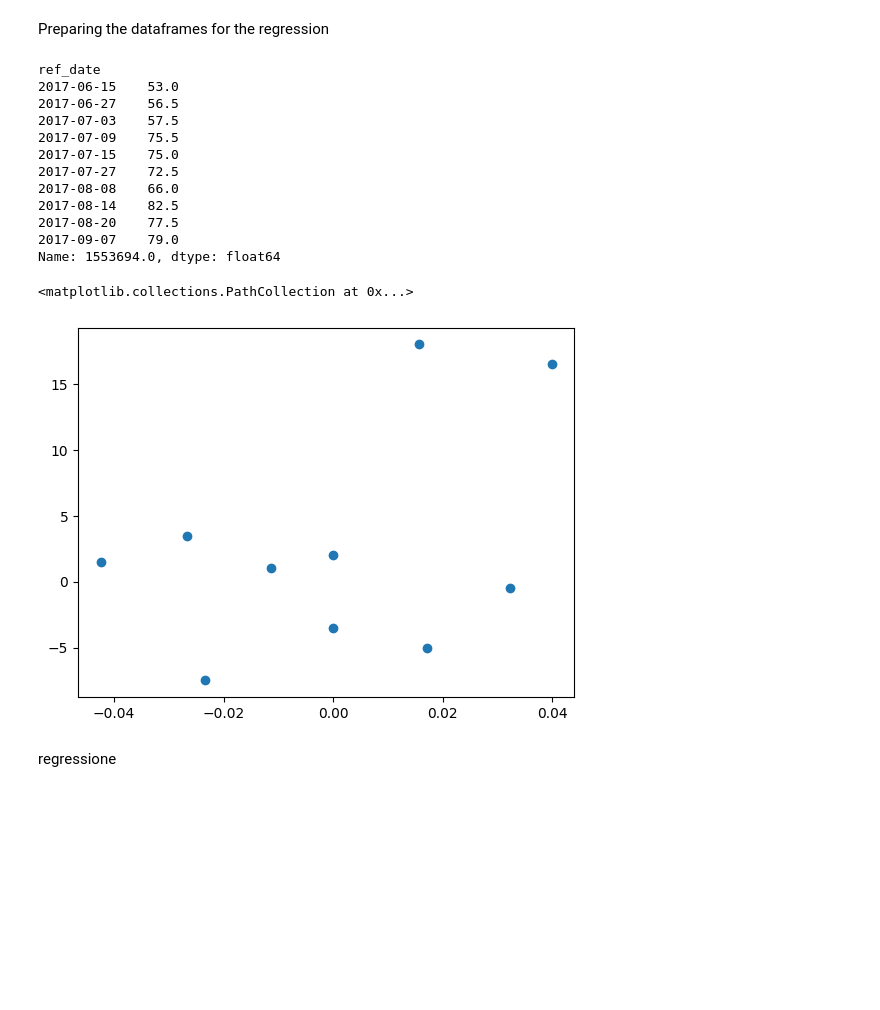
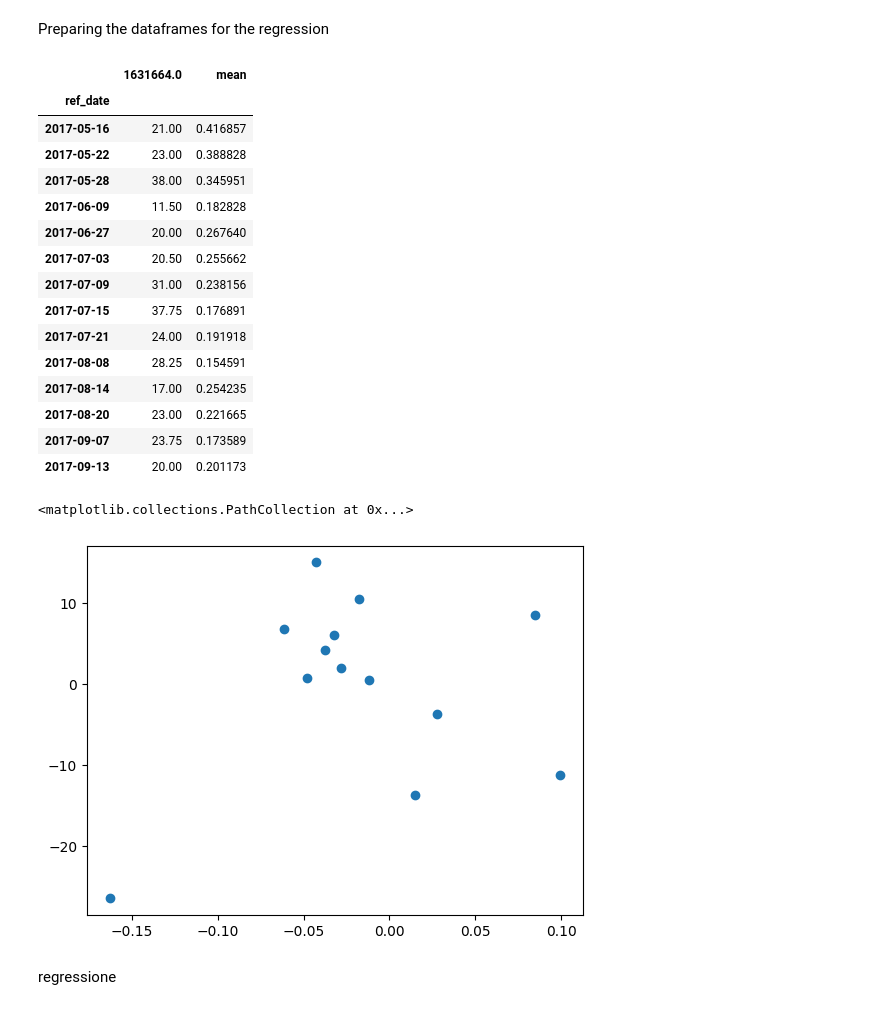
Before and after one commit to cFr4nk/Tesi_SAR_Analysis, a Jupyter notebook: Regressions.ipynb, the cells around one changed output. Drawn from its saved outputs; the diff is of its cells as text; code cells hidden in the pictures; blank space fills up the shorter version.

```diff
--- a/Regressions.ipynb
+++ b/Regressions.ipynb
@@ -101,52 +173,57 @@ display(df_height)
 # %% [markdown]
 Preparing the dataframes for the regression
 # %%
+code = 1631664
 # Filtra i dati per la parcella 1553694
-df_growth_beets = df_height.loc[1553694].dropna()
-df_S1_beets = df_stats.loc[1553694].dropna()
-df_S1_beets_VV = df_S1_beets[df_S1_beets['Band'] == 'VV']
+df_S1_beets = df_stats.loc[code].dropna()
+df_S1_beets_VV = df_S1_beets[df_S1_beets['Band'] == 'VH']
+df_S1_beets_VV.set_index(df_S1_beets_VV['Date'], inplace=True)
 
-
+df_growth_beets = df_height.loc[code].dropna()
 df_growth_beets.index = pd.to_datetime(df_growth_beets.index)
 df_growth_beets = df_growth_beets.groupby(level=0).mean()
 
-df_S1_beets_VV.set_index(df_S1_beets_VV['Date'], inplace=True)
+
 
 df_regression = pd.merge(df_growth_beets, df_S1_beets_VV['mean'],
                          left_index=True, right_index=True, how='inner')
 
 
-display(df_growth_beets)
-df_regression[1553694.0] = df_regression[1553694.0].diff()
+display(df_regression)
+df_regression[code] = df_regression[code].diff()
 
 df_regression['mean'] = df_regression['mean'].diff()
 #display(df_S1_beets_VV['mean'])
 
 
 #print(df_S1_beets['Date'])
 
 
 #print(df_S1_beets.index)
 
 #display(df_regression)
 # %% [output]
-ref_date
-2017-06-15    53.0
-2017-06-27    56.5
-2017-07-03    57.5
-2017-07-09    75.5
-2017-07-15    75.0
-2017-07-27    72.5
-2017-08-08    66.0
-2017-08-14    82.5
-2017-08-20    77.5
-2017-09-07    79.0
-Name: 1553694.0, dtype: float64
+|  | 1631664.0 | mean |
+| ref_date |  |  |
+| 2017-05-16 | 21.00 | 0.416857 |
+| 2017-05-22 | 23.00 | 0.388828 |
+| 2017-05-28 | 38.00 | 0.345951 |
+| 2017-06-09 | 11.50 | 0.182828 |
+| 2017-06-27 | 20.00 | 0.267640 |
+| 2017-07-03 | 20.50 | 0.255662 |
+| 2017-07-09 | 31.00 | 0.238156 |
+| 2017-07-15 | 37.75 | 0.176891 |
+| 2017-07-21 | 24.00 | 0.191918 |
+| 2017-08-08 | 28.25 | 0.154591 |
+| 2017-08-14 | 17.00 | 0.254235 |
+| 2017-08-20 | 23.00 | 0.221665 |
+| 2017-09-07 | 23.75 | 0.173589 |
+| 2017-09-13 | 20.00 | 0.201173 |
 # %%
-plt.scatter(df_regression['mean'],df_regression[1553694.0])
+plt.scatter(df_regression['mean'],df_regression[code])
 # %% [output]
 <matplotlib.collections.PathCollection at 0x...>
-[figure, old version]
+[figure, new version]
 # %% [markdown]
 regressione
 # %%
```
Also changed, not shown: parts of 8 cells of this notebook, 4 other files.
